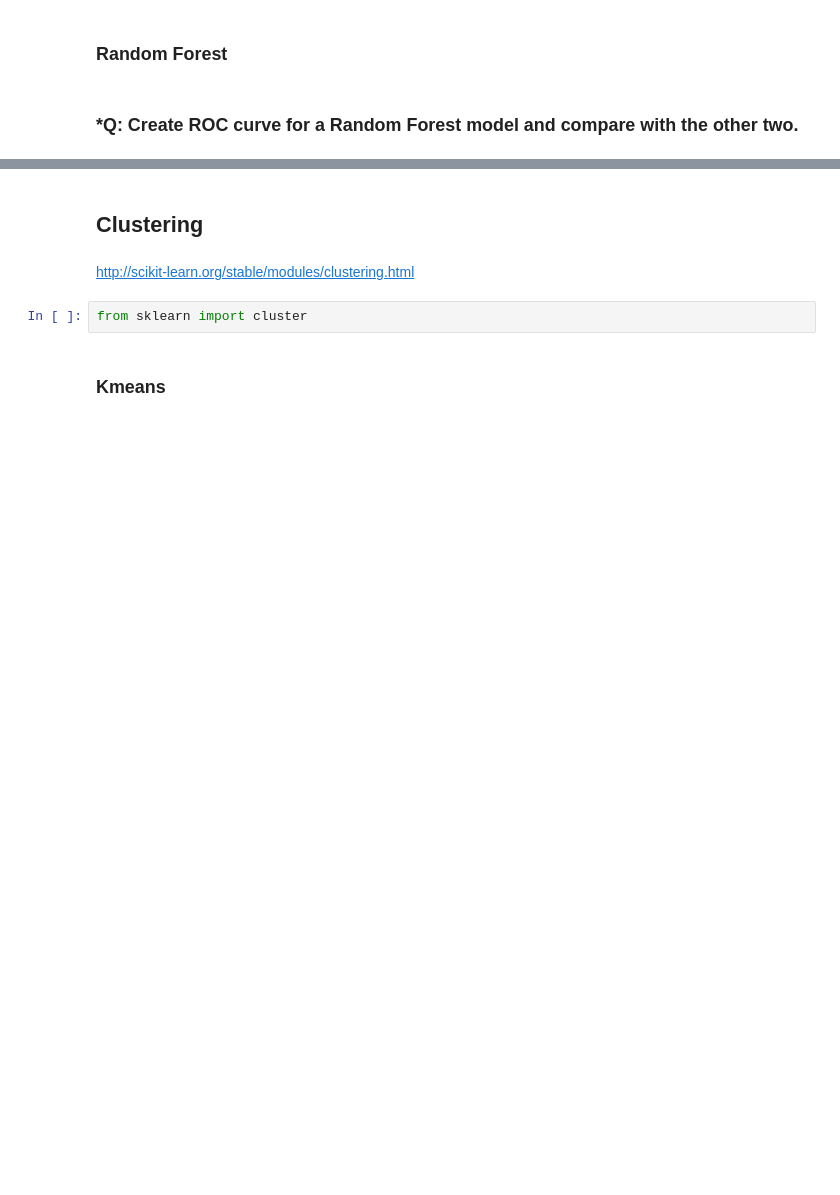
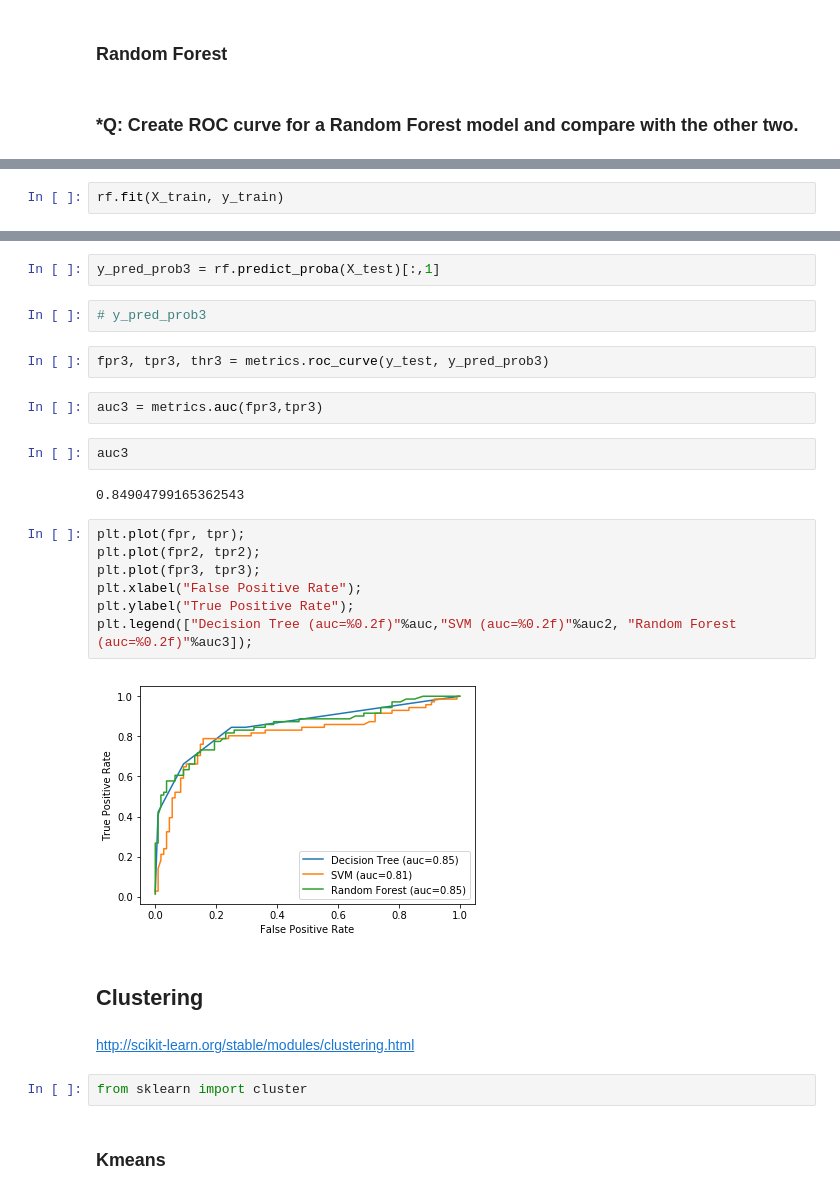
Before and after one commit to shahabeddin/GEC_Lab_IntroLevel, a Jupyter notebook: GEC_Level1_Labs_4_5.ipynb, the cells around one changed output, grey strips where cells are left out. Cells and saved outputs as stored; diff of their text form; blank space fills up the shorter version.

```diff
--- a/GEC_Level1_Labs_4_5.ipynb
+++ b/GEC_Level1_Labs_4_5.ipynb
@@ -300,0 +532,2 @@ from skle import
+# %%
+rf.fit(X_train, y_train)
@@ -301,3 +553,24 @@ from skle import
+# %%
+y_pred_prob3 = rf.predict_proba(X_test)[:,1]
+# %%
+# y_pred_prob3
+# %%
+fpr3, tpr3, thr3 = metrics.roc_curve(y_test, y_pred_prob3)
+# %%
+auc3 = metrics.auc(fpr3,tpr3)
+# %%
+auc3
+# %% [output]
+0.84904799165362543
+# %%
+plt.plot(fpr, tpr);
+plt.plot(fpr2, tpr2);
+plt.plot(fpr3, tpr3);
+plt.xlabel("False Positive Rate");
+plt.ylabel("True Positive Rate");
+plt.legend(["Decision Tree (auc=%0.2f)"%auc,"SVM (auc=%0.2f)"%auc2, "Random Forest (auc=%0.2f)"%auc3]);
+# %% [output]
+[figure, added]
 # %% [markdown]
 ## Clustering
 # %% [markdown]
```
Also changed, not shown: parts of 84 cells of this notebook, 3 other files.
